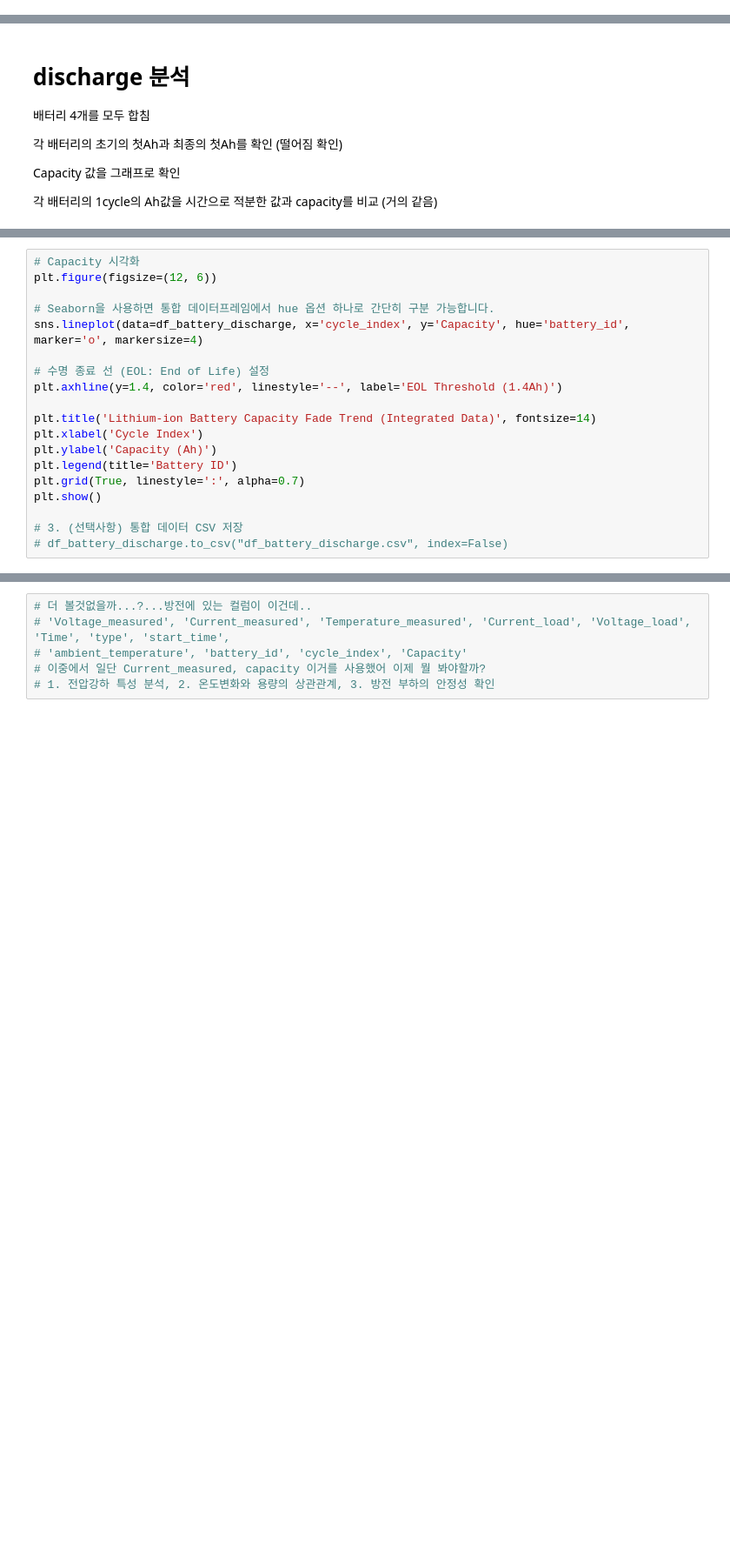
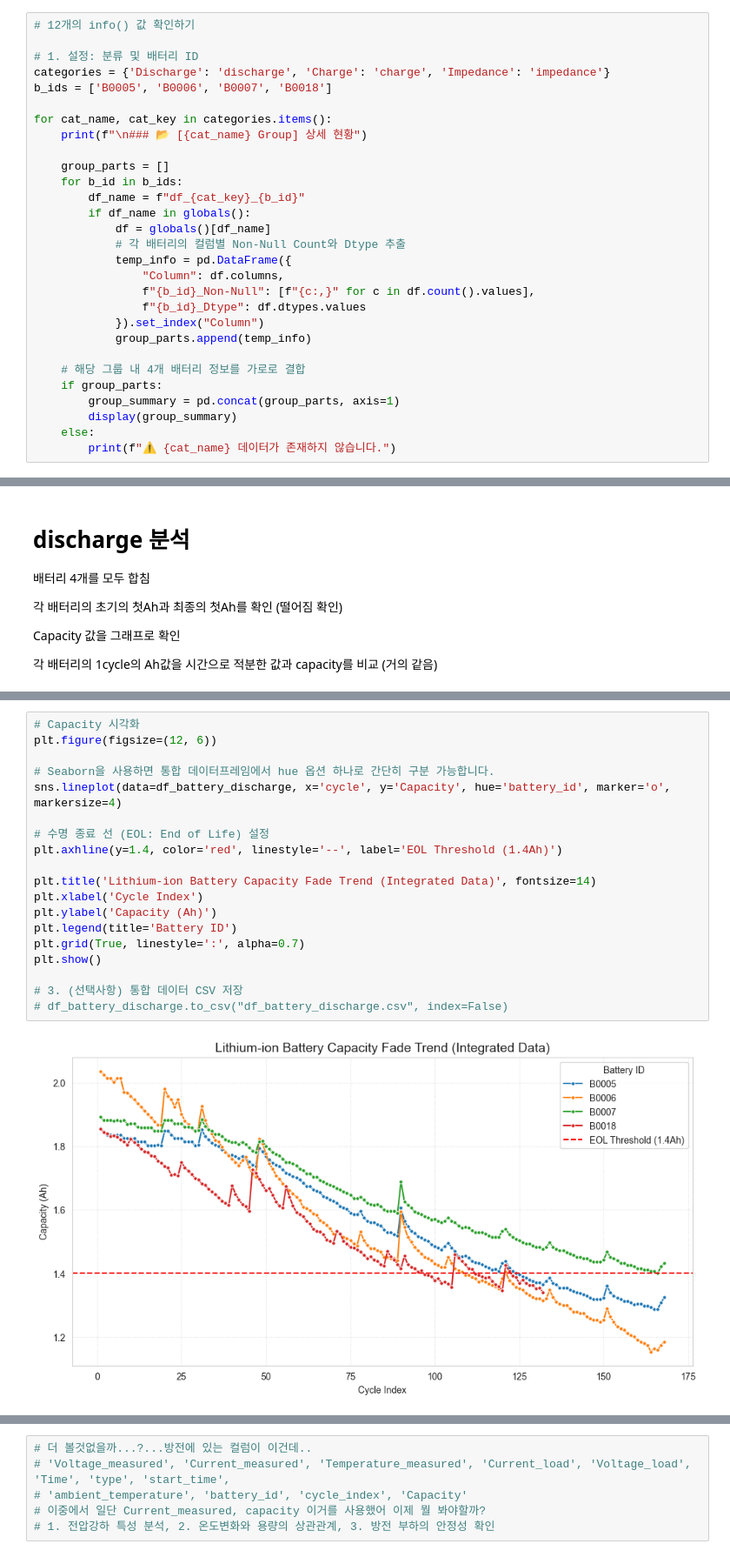
Before and after one commit to dlalswns0211/sparta_project_3_team11, a Jupyter notebook: works/rsh/rsh_03_기본EDA .ipynb, the cells around one changed output, grey strips where cells are left out. Shown at 87% size. Drawn from its saved outputs; the diff is of its cells as text; blank space fills up the shorter version.

```diff
--- a/works/rsh/rsh_03_기본EDA .ipynb
+++ b/works/rsh/rsh_03_기본EDA .ipynb
@@ -436,0 +319,29 @@ memory usage: 1.5+ MB
+# %%
+# 12개의 info() 값 확인하기
+
+# 1. 설정: 분류 및 배터리 ID
+categories = {'Discharge': 'discharge', 'Charge': 'charge', 'Impedance': 'impedance'}
+b_ids = ['B0005', 'B0006', 'B0007', 'B0018']
+
+for cat_name, cat_key in categories.items():
+    print(f"\n### 📂 [{cat_name} Group] 상세 현황")
+
+    group_parts = []
+    for b_id in b_ids:
+        df_name = f"df_{cat_key}_{b_id}"
+        if df_name in globals():
+            df = globals()[df_name]
+            # 각 배터리의 컬럼별 Non-Null Count와 Dtype 추출
+            temp_info = pd.DataFrame({
+                "Column": df.columns,
+                f"{b_id}_Non-Null": [f"{c:,}" for c in df.count().values],
+                f"{b_id}_Dtype": df.dtypes.values
+            }).set_index("Column")
+            group_parts.append(temp_info)
+
+    # 해당 그룹 내 4개 배터리 정보를 가로로 결합
+    if group_parts:
+        group_summary = pd.concat(group_parts, axis=1)
+        display(group_summary)
+    else:
+        print(f"⚠️ {cat_name} 데이터가 존재하지 않습니다.")
@@ -529,22 +632,24 @@ display(summary_df)
 # %%
 # Capacity 시각화
 plt.figure(figsize=(12, 6))
 
 # Seaborn을 사용하면 통합 데이터프레임에서 hue 옵션 하나로 간단히 구분 가능합니다.
-sns.lineplot(data=df_battery_discharge, x='cycle_index', y='Capacity', hue='battery_id', marker='o', markersize=4)
+sns.lineplot(data=df_battery_discharge, x='cycle', y='Capacity', hue='battery_id', marker='o', markersize=4)
 
 # 수명 종료 선 (EOL: End of Life) 설정
 plt.axhline(y=1.4, color='red', linestyle='--', label='EOL Threshold (1.4Ah)')
 
 plt.title('Lithium-ion Battery Capacity Fade Trend (Integrated Data)', fontsize=14)
 plt.xlabel('Cycle Index')
 plt.ylabel('Capacity (Ah)')
 plt.legend(title='Battery ID')
 plt.grid(True, linestyle=':', alpha=0.7)
 plt.show()
 
 # 3. (선택사항) 통합 데이터 CSV 저장
 # df_battery_discharge.to_csv("df_battery_discharge.csv", index=False)
+# %% [output]
+[figure, added]
 # %%
 # discharge 배터리별 전류적분값과 capacity값을 비교
 
```
Also changed, not shown: parts of 32 cells of this notebook, 2 other files.
